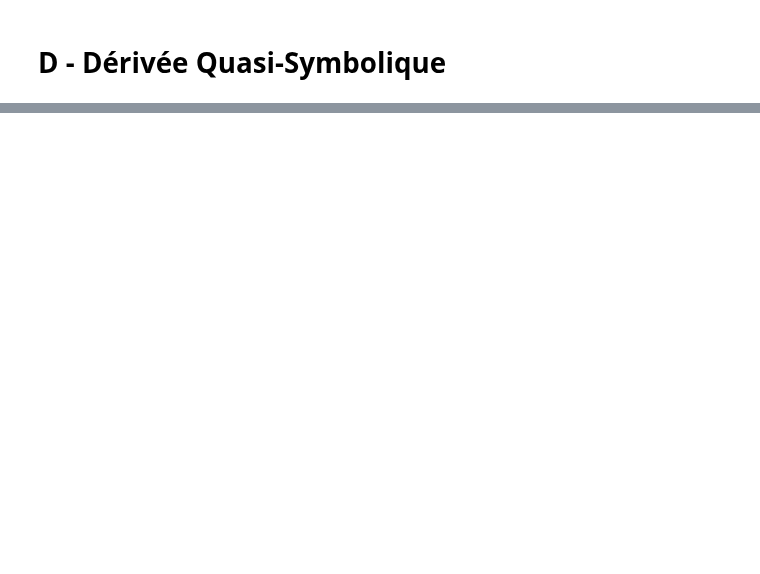
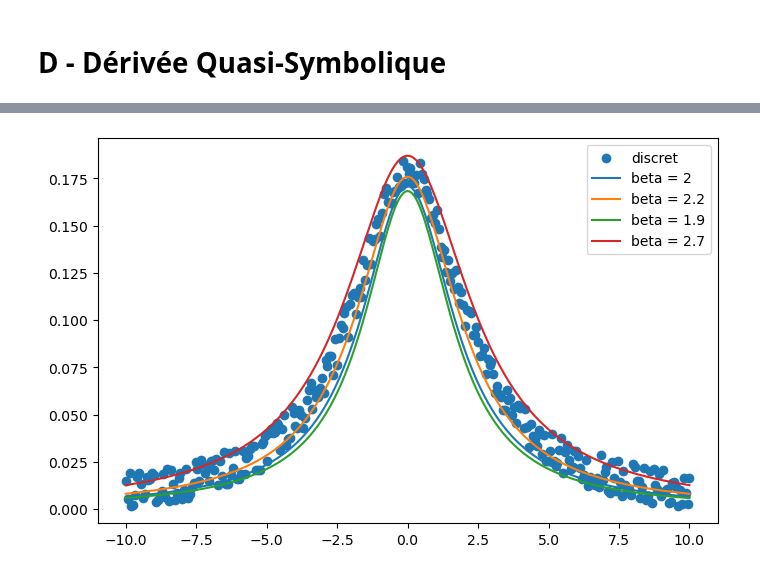
Before and after one commit to Brice-KENGNI-ZANGUIM/Python-pour-les-Mathematiques, a Jupyter notebook: Dérivée Symboliques, Numériques et Quasi-symboliques.ipynb, the cells around one changed output, grey strips where cells are left out. Drawn from its saved outputs; the diff is of its cells as text; code cells hidden in the pictures; blank space fills up the shorter version.

```diff
--- a/Dérivée Symboliques, Numériques et Quasi-symboliques.ipynb
+++ b/Dérivée Symboliques, Numériques et Quasi-symboliques.ipynb
@@ -147,0 +204,10 @@ df2_over_dx
+# %%
+x = np.linspace(-10 , 10 , 300)
+
+def lorentz ( beta = 1.) :
+    return (beta/2.36)**2.3/(beta**2 + x**2)
+
+def y_discrete() :
+    return 1./( 2.36**2 + x**2) + np.sin((np.random.rand(len(x)) - 0.5))*.01
+
+y = y_discrete()
@@ -147,0 +217,13 @@ df2_over_dx
+# %%
+plt.figure( figsize=(8,5) )
+
+plt.scatter(x , y , label= "discret")
+plt.plot(x , lorentz( 2) , label="beta = 2")
+plt.plot(x , lorentz( 2.2)   , label="beta = 2.2")
+plt.plot(x , lorentz( 1.9)  , label="beta = 1.9")
+plt.plot(x , lorentz( 2.7)   , label="beta = 2.7")
+
+plt.legend()
+plt.show()
+# %% [output]
+[figure, added]
```
Also changed, not shown: parts of 32 cells of this notebook.
